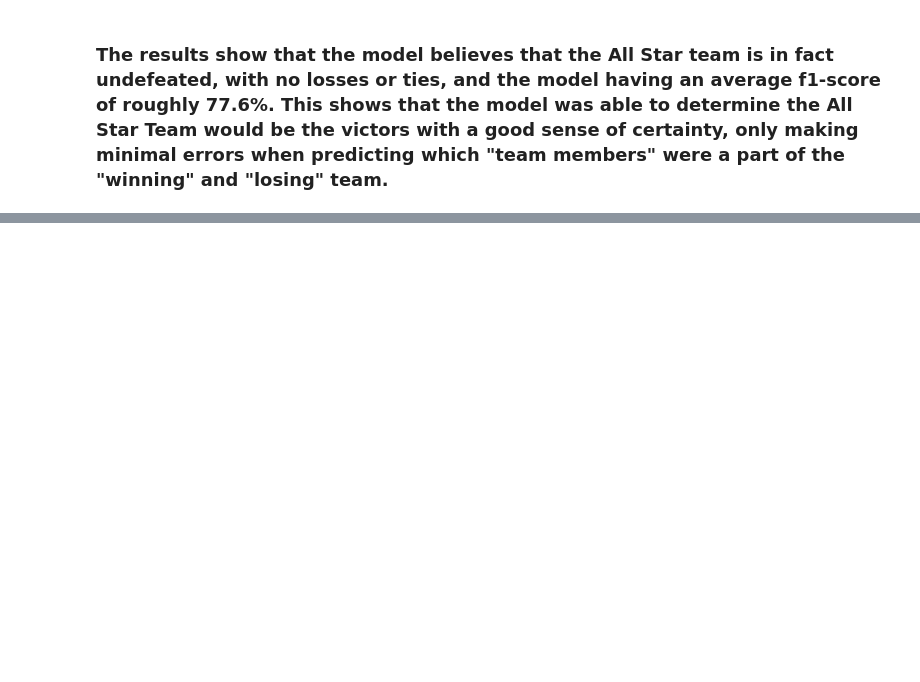
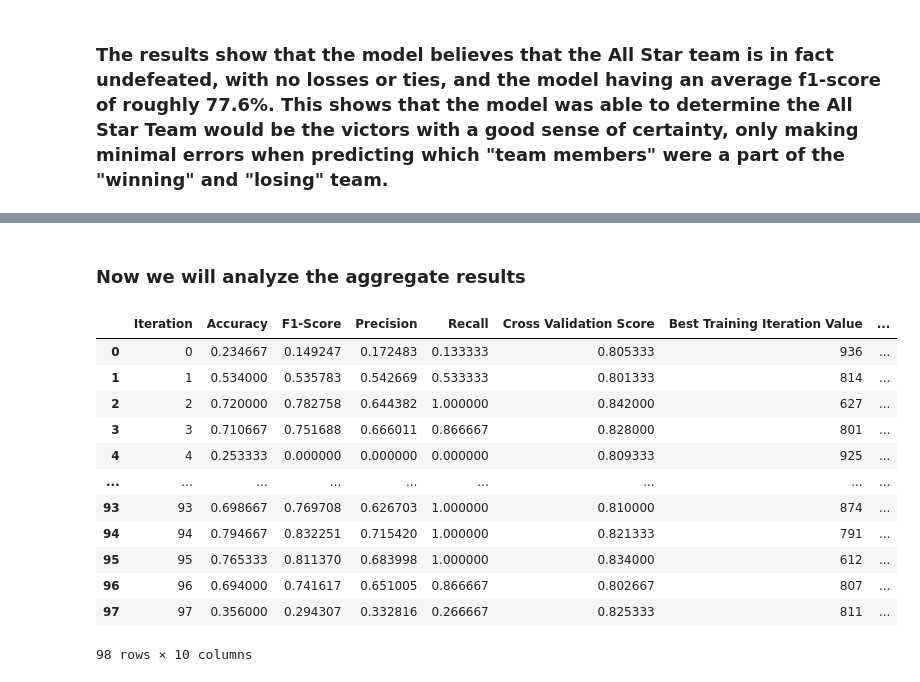
Before and after one commit to kjeeth04/NBA-pred, a Jupyter notebook: SGD.ipynb, the cells around one changed output, grey strips where cells are left out. Cells and saved outputs as stored; diff of their text form; code cells hidden in the pictures; blank space fills up the shorter version.

Commit message:
final_resutls table generated

```diff
--- a/SGD.ipynb
+++ b/SGD.ipynb
@@ -203,9 +203,13 @@ df_best_value = df_best_value.loc[df_best_value['Iteration'] > 800]
 try:
     best_value = df_best_value.iloc[0,0]
 except:
-    #If it happens that there are no iteration values above 800, just take the largest iteration less than 800
-    df_best_value = df_trial[df_trial['F1-Score'] == np.median(df_trial['F1-Score'])].head(50)
-    best_value = df_best_value.iloc[-1, 0]
+    try:
+        #If it happens that there are no iteration values above 800, just take the largest iteration less than 800
+        df_best_value = df_trial[df_trial['F1-Score'] == np.median(df_trial['F1-Score'])].head(50)
+        best_value = df_best_value.iloc[-1, 0]
+    except:
+        #If no values are the same as the median, skip to the next aggregate iteration
+        print(f"No trial iterations had the same f1-score as the median value for aggregate iteration {m}. Skipping aggregate iteration.")
 
 df_best_value
 # %% [output]
@@ -669,9 +673,15 @@ for m in range(1, 101):
     try:
         best_value = df_best_value.iloc[0,0]
     except:
-        #If it happens that there are no iteration values above 800, just take the largest iteration less than 800
-        df_best_value = df_trial[df_trial['F1-Score'] == np.median(df_trial['F1-Score'])].head(50)
-        best_value = df_best_value.iloc[-1, 0]
+        try:
+            #If it happens that there are no iteration values above 800, just take the largest iteration less than 800
+            df_best_value = df_trial[df_trial['F1-Score'] == np.median(df_trial['F1-Score'])].head(50)
+            best_value = df_best_value.iloc[-1, 0]
+        except:
+            #If no values are the same as the median, skip to the next aggregate iteration
+            print(f"No trial iterations had the same f1-score as the median value for aggregate iteration {m}. Skipping aggregate iteration.")
+            continue
+
 
     #Recording best_value for training loop for this aggregate iteration
     final_training_iter_list.append(best_value)
@@ -688,7 +698,7 @@ for m in range(1, 101):
 
         #Checking to see either team happens to be the all star team
         if (set(df_all_stars['Player']) == set(df_train_A['Player']) or set(df_all_stars['Player']) == set(df_train_B['Player'])):
-            print(f"All star team was randomly selected in training iteration {j} for aggregate iteration {m}. Skipping iteration")
+            print(f"All star team was randomly selected in training iteration {j-30000} for aggregate iteration {m}. Skipping iteration")
             continue
 
         #Getting the average score, and comparing scores to assign a winning and losing team
@@ -705,7 +715,7 @@ for m in range(1, 101):
 
         #In the event of a tie
         else:
-            print(f"Theoretical tie in training iteration {j} for aggregate iteration {m}. Skipping iteration")
+            print(f"Theoretical tie in training iteration {j-30000} for aggregate iteration {m}. Skipping iteration")
             continue
 
         #Dropping 'PTS' and 'Player' column from both dfs, and merging them back together
@@ -734,7 +744,7 @@ for m in range(1, 101):
 
         #Checking to see either team happens to be the all star team
         if (set(df_all_stars['Player']) == set(df_test_A['Player']) or set(df_all_stars['Player']) == set(df_test_B['Player'])):
-            print(f"All star team was randomly selected in testing iteration {k} for aggregate iteration {m}. Skipping iteration")
+            print(f"All star team was randomly selected in testing iteration {k-50000} for aggregate iteration {m}. Skipping iteration")
             continue
 
         #Getting the average score, and comparing scores to assign a winning and losing team
@@ -751,7 +761,7 @@ for m in range(1, 101):
 
         #In the event of a tie
         else:
-            print(f"Theoretical tie in testing iteration {k} for aggregate iteration {m}. Skipping iteration")
+            print(f"Theoretical tie in testing iteration {k-50000} for aggregate iteration {m}. Skipping iteration")
             continue
 
         #Dropping 'PTS' and 'Player' column from both dfs, and merging them back together
@@ -849,0 +908,31 @@ IndexError: index 0 is out of bounds for axis 0 with size 0
+# %% [markdown]
+### Now we will analyze the aggregate results
+# %%
+df_final_analysis = pd.DataFrame()
+df_final_analysis['Iteration'] = range(len(final_acc_list))
+df_final_analysis['Accuracy'] = final_acc_list
+df_final_analysis['F1-Score'] = final_f1_list
+df_final_analysis['Precision'] = final_prec_list
+df_final_analysis['Recall'] = final_recall_list
+df_final_analysis['Cross Validation Score'] = final_cross_val_list
+df_final_analysis['Best Training Iteration Value'] = final_training_iter_list
+df_final_analysis['All Star Team Victory Count'] = final_all_star_victories
+df_final_analysis['Challenger Team Victory Count'] = final_challenger_victories
+df_final_analysis['Tie Count'] = final_ties
+
+df_final_analysis.to_csv("./Data/All_star_evaluation.csv", sep='\t', index = False)
+df_final_analysis
+# %% [output]
+|  | Iteration | Accuracy | F1-Score | Precision | Recall | Cross Validation Score | Best Training Iteration Value | ... |
+| 0 | 0 | 0.234667 | 0.149247 | 0.172483 | 0.133333 | 0.805333 | 936 | ... |
+| 1 | 1 | 0.534000 | 0.535783 | 0.542669 | 0.533333 | 0.801333 | 814 | ... |
+| 2 | 2 | 0.720000 | 0.782758 | 0.644382 | 1.000000 | 0.842000 | 627 | ... |
+| 3 | 3 | 0.710667 | 0.751688 | 0.666011 | 0.866667 | 0.828000 | 801 | ... |
+| 4 | 4 | 0.253333 | 0.000000 | 0.000000 | 0.000000 | 0.809333 | 925 | ... |
+| ... | ... | ... | ... | ... | ... | ... | ... | ... |
+| 93 | 93 | 0.698667 | 0.769708 | 0.626703 | 1.000000 | 0.810000 | 874 | ... |
+| 94 | 94 | 0.794667 | 0.832251 | 0.715420 | 1.000000 | 0.821333 | 791 | ... |
+| 95 | 95 | 0.765333 | 0.811370 | 0.683998 | 1.000000 | 0.834000 | 612 | ... |
+| 96 | 96 | 0.694000 | 0.741617 | 0.651005 | 0.866667 | 0.802667 | 807 | ... |
+| 97 | 97 | 0.356000 | 0.294307 | 0.332816 | 0.266667 | 0.825333 | 811 | ... |
+98 rows × 10 columns
```
Also changed, not shown: parts of 5 cells of this notebook, 1 other file.
